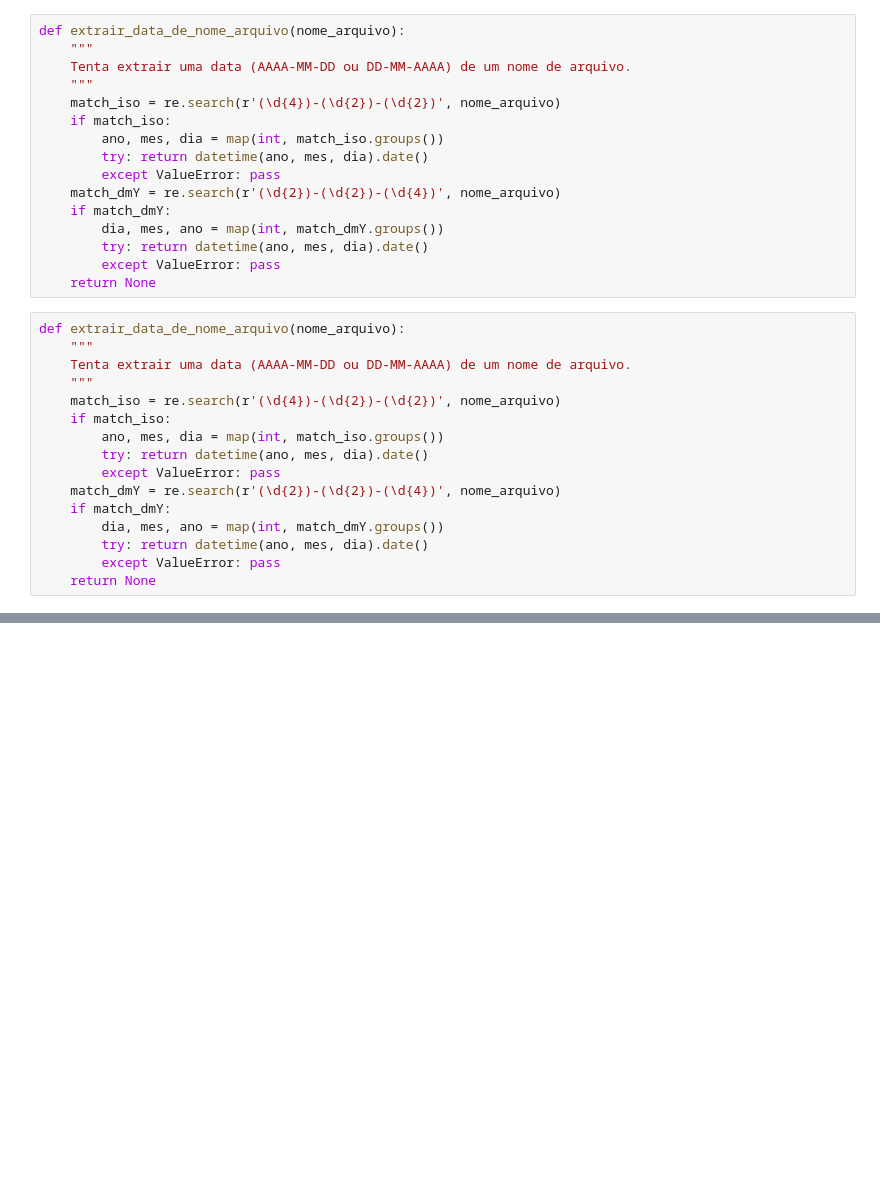
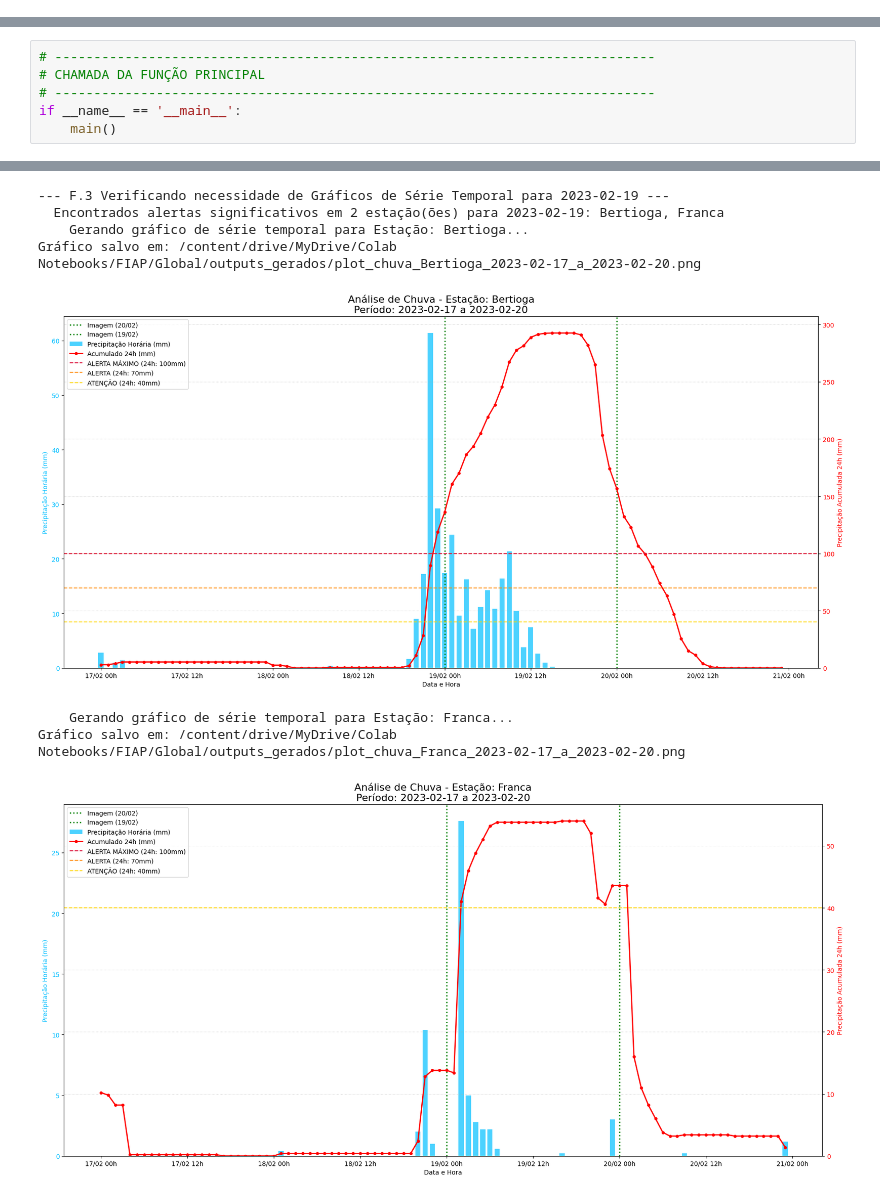
Before and after one commit to Fiap-Team-1tiaor-2024/gs-disasters-charter, a Jupyter notebook: src/Global-Solution.ipynb, the cells around one changed output, grey strips where cells are left out. Cells and saved outputs as stored; diff of their text form; blank space fills up the shorter version.

Commit message:
Editado arquivo pra versão melhorada de plotagem de graficos e logica melhorada.

```diff
--- a/src/Global-Solution.ipynb
+++ b/src/Global-Solution.ipynb
@@ -242,32 +365,0 @@ def gerar_alertas_precipitacao(df_dados, limiares):
-# %%
-def extrair_data_de_nome_arquivo(nome_arquivo):
-    """
-    Tenta extrair uma data (AAAA-MM-DD ou DD-MM-AAAA) de um nome de arquivo.
-    """
-    match_iso = re.search(r'(\d{4})-(\d{2})-(\d{2})', nome_arquivo)
-    if match_iso:
-        ano, mes, dia = map(int, match_iso.groups())
-        try: return datetime(ano, mes, dia).date()
-        except ValueError: pass
-    match_dmY = re.search(r'(\d{2})-(\d{2})-(\d{4})', nome_arquivo)
-    if match_dmY:
-        dia, mes, ano = map(int, match_dmY.groups())
-        try: return datetime(ano, mes, dia).date()
-        except ValueError: pass
-    return None
-# %%
-def extrair_data_de_nome_arquivo(nome_arquivo):
-    """
-    Tenta extrair uma data (AAAA-MM-DD ou DD-MM-AAAA) de um nome de arquivo.
-    """
-    match_iso = re.search(r'(\d{4})-(\d{2})-(\d{2})', nome_arquivo)
-    if match_iso:
-        ano, mes, dia = map(int, match_iso.groups())
-        try: return datetime(ano, mes, dia).date()
-        except ValueError: pass
-    match_dmY = re.search(r'(\d{2})-(\d{2})-(\d{4})', nome_arquivo)
-    if match_dmY:
-        dia, mes, ano = map(int, match_dmY.groups())
-        try: return datetime(ano, mes, dia).date()
-        except ValueError: pass
-    return None
@@ -379,0 +970,7 @@ print("\n--- Fim do Processamento ---")
+# %%
+# -----------------------------------------------------------------------------
+# CHAMADA DA FUNÇÃO PRINCIPAL
+# -----------------------------------------------------------------------------
+if __name__ == '__main__':
+    main()
+# %% [output]
@@ -379,0 +1013,8 @@ print("\n--- Fim do Processamento ---")
+--- F.3 Verificando necessidade de Gráficos de Série Temporal para 2023-02-19 ---
+  Encontrados alertas significativos em 2 estação(ões) para 2023-02-19: Bertioga, Franca
+    Gerando gráfico de série temporal para Estação: Bertioga...
+Gráfico salvo em: /content/drive/MyDrive/Colab Notebooks/FIAP/Global/outputs_gerados/plot_chuva_Bertioga_2023-02-17_a_2023-02-20.png
+[figure, added]
+    Gerando gráfico de série temporal para Estação: Franca...
+Gráfico salvo em: /content/drive/MyDrive/Colab Notebooks/FIAP/Global/outputs_gerados/plot_chuva_Franca_2023-02-17_a_2023-02-20.png
+[figure, added]
```
Also changed, not shown: parts of 20 cells of this notebook.
